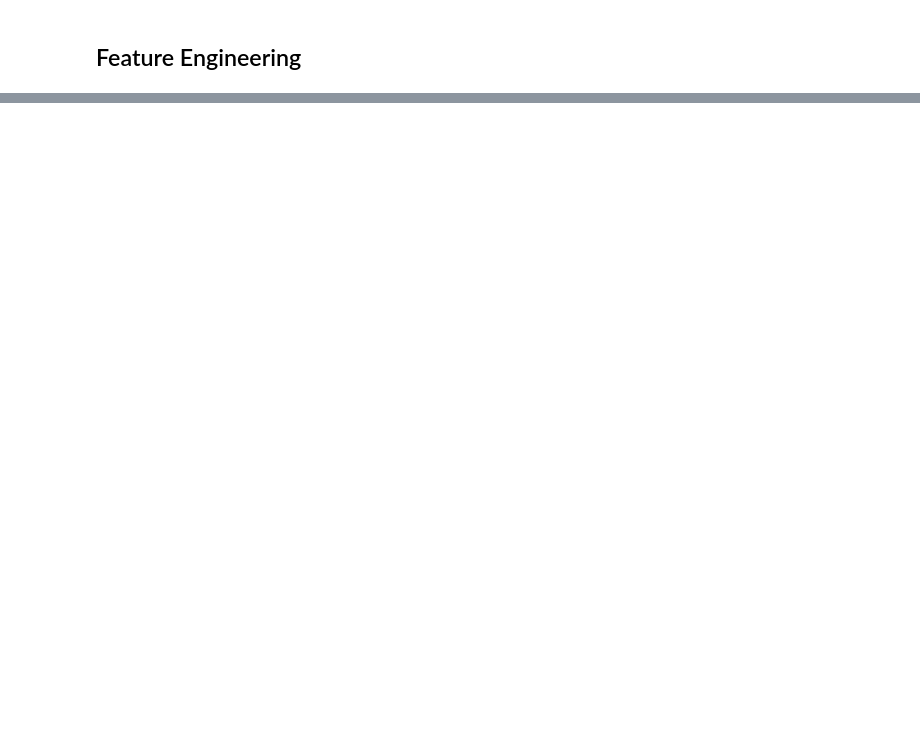
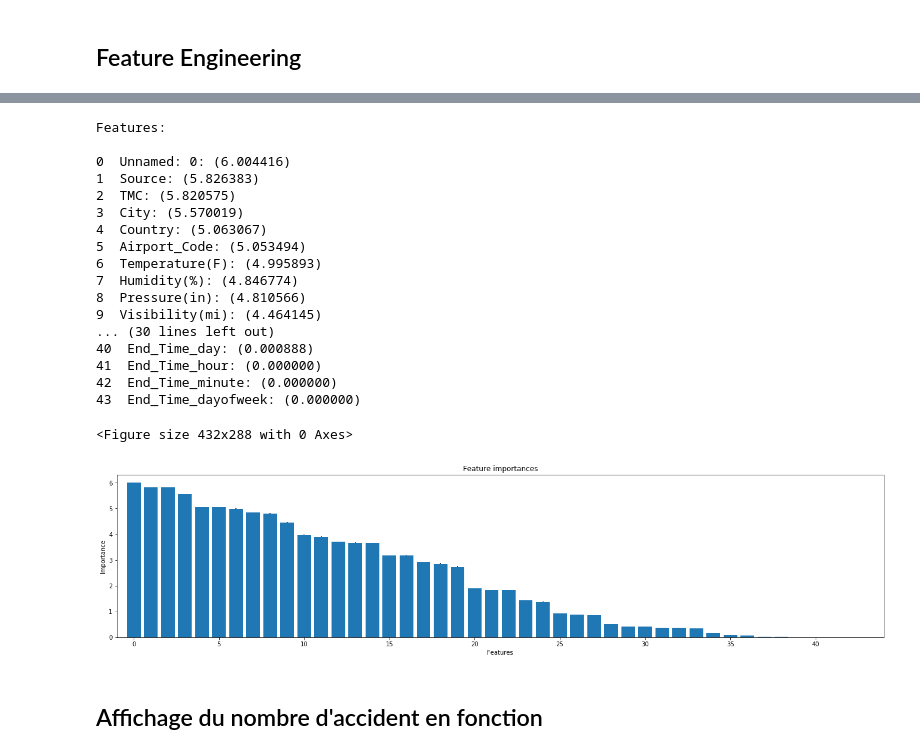
Before and after one commit to alphab2000x/python, a Jupyter notebook: Master2/Projet5/US_Accident.ipynb, the cells around one changed output, grey strips where cells are left out. Cells and saved outputs as stored; diff of their text form; code cells hidden in the pictures; blank space fills up the shorter version.

```diff
--- a/Master2/Projet5/US_Accident.ipynb
+++ b/Master2/Projet5/US_Accident.ipynb
@@ -84,0 +320,7 @@ X = X.drop(['purchase_time'],axis=1)
+# %%
+# L'importance permet de connaitre l'importance d'une colonne
+# par rapport aux autres colonnes.
+
+clf.fit(X_tr, Y_tr)                       # On re-train nos valeurs
+importance = clf.feature_importances_
+importance
@@ -84,0 +339,52 @@ X = X.drop(['purchase_time'],axis=1)
+# %%
+# On renomme nos colonnes
+
+name = X_tr.columns.tolist()
+colNumberList = list(range(len(X_tr.columns)))
+name = np.char.replace(name, 'lower_bound_ip_address', 'lower_bound_ip_addr')
+name = np.char.replace(name, 'upper_bound_ip_address', 'upper_bound_ip_addr')
+# %%
+# On souhaite Afficher dans un graphique notre importance
+
+std = np.std([tree.feature_importances_ for tree in clf.estimators_],
+             axis=0)
+indices = np.argsort(importance)[::-1]
+
+# Affichage de nos features avec leur pourcentage
+print("Features:")
+print()
+
+for f in range(X.shape[1]):
+    print("%d  %s: (%f)" % (f, X_tr.columns[f], importance[indices[f]]*100))
+
+# Affichage de notre Features importance
+plt.figure()
+plt.subplots(figsize=(23,5))                                              #Taille de la figure
+plt.title("Feature importances")
+plt.xlabel('Features')
+plt.ylabel('Importance')
+plt.bar(colNumberList, importance[indices]*100, yerr=std[indices], align="center") # Valeur en X, Hauteur, Largeur, alignement
+plt.xlim([-1, X.shape[1]])                                                # Limite de l'axe X
+plt.show()
+# %% [output]
+Features:
+
+0  Unnamed: 0: (6.004416)
+1  Source: (5.826383)
+2  TMC: (5.820575)
+3  City: (5.570019)
+4  Country: (5.063067)
+5  Airport_Code: (5.053494)
+6  Temperature(F): (4.995893)
+7  Humidity(%): (4.846774)
+8  Pressure(in): (4.810566)
+9  Visibility(mi): (4.464145)
+... (30 lines left out)
+40  End_Time_day: (0.000888)
+41  End_Time_hour: (0.000000)
+42  End_Time_minute: (0.000000)
+43  End_Time_dayofweek: (0.000000)
+<Figure size 432x288 with 0 Axes>
+[figure, added]
+# %% [markdown]
+## Affichage du nombre d'accident en fonction
```
Also changed, not shown: parts of 44 cells of this notebook, 3 other files.
